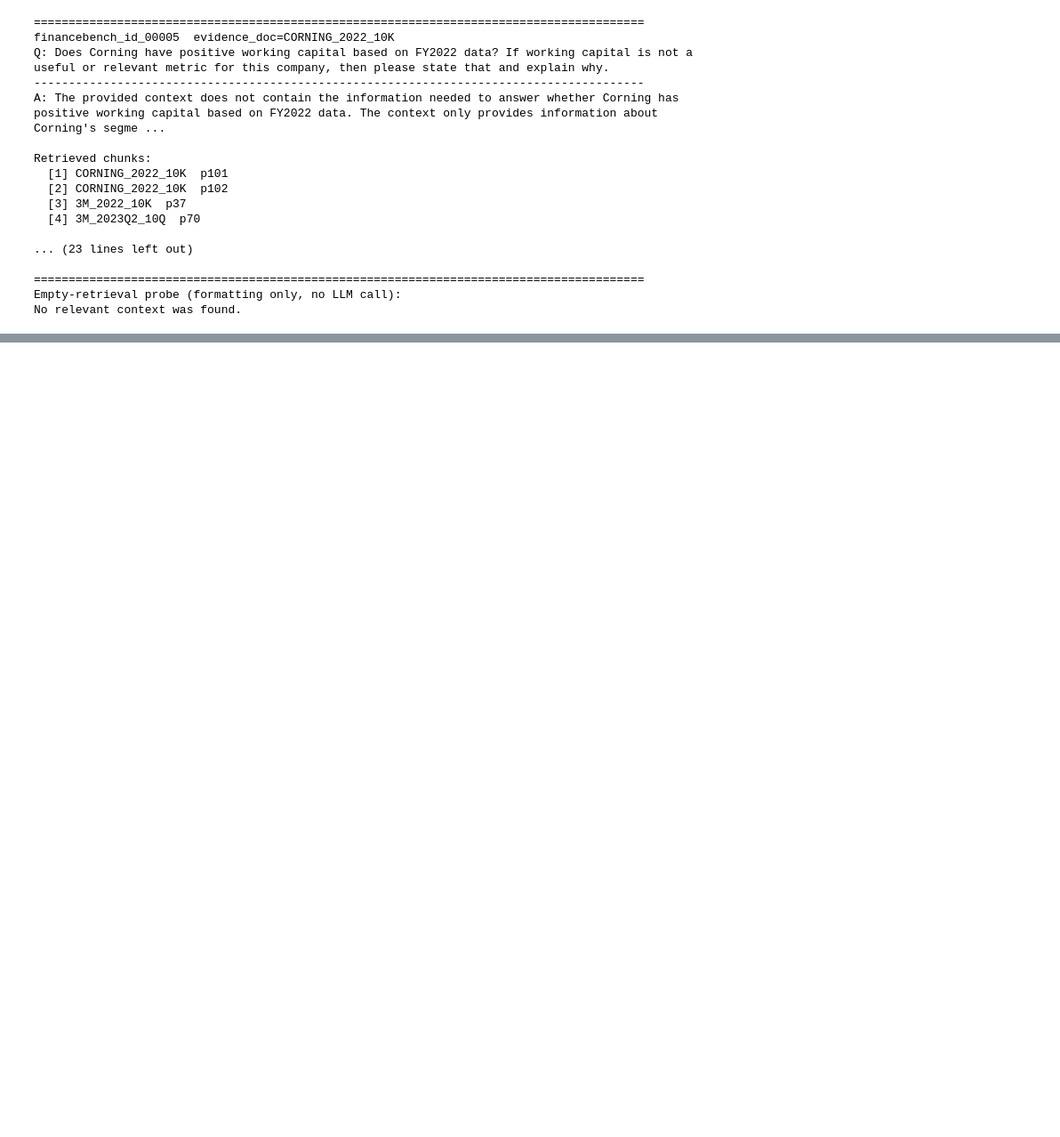
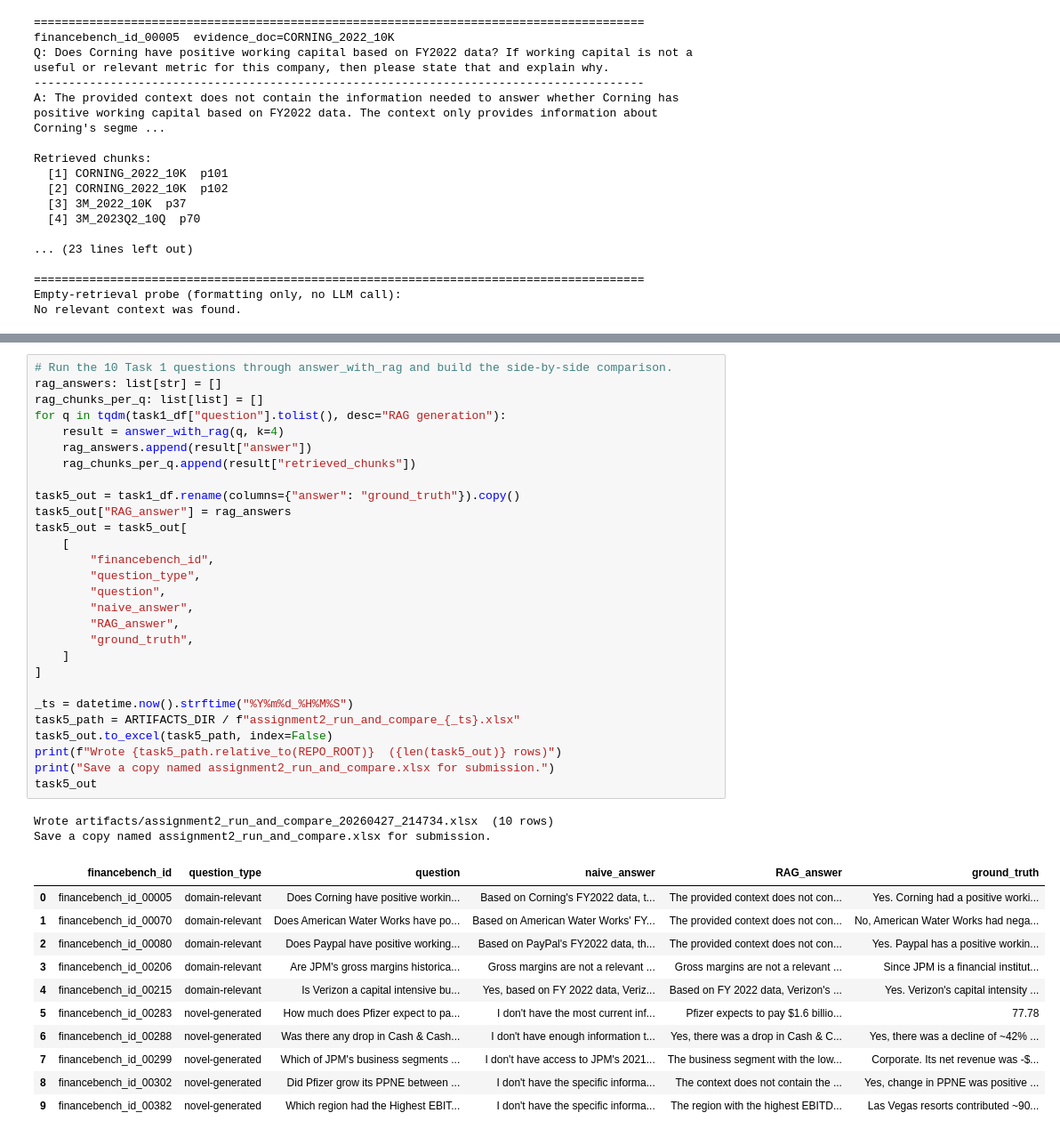
Before and after one commit to MGanayim/financebench-rag, a Jupyter notebook: notebooks/financebench_rag.ipynb, the cells around one changed output, grey strips where cells are left out. Shown at 89% size. Saved outputs shown, nothing was run; the diff lists cells and outputs as text; blank space fills up the shorter version.

Commit message:
Task 5: run RAG on 10 Task 1 questions, manual verdicts, comparison discussion
Co-Authored-By: Claude Opus 4.7 <noreply@anthropic.com>

```diff
--- a/notebooks/financebench_rag.ipynb
+++ b/notebooks/financebench_rag.ipynb
@@ -625,0 +674,42 @@ No relevant context was found.
+# %%
+# Run the 10 Task 1 questions through answer_with_rag and build the side-by-side comparison.
+rag_answers: list[str] = []
+rag_chunks_per_q: list[list] = []
+for q in tqdm(task1_df["question"].tolist(), desc="RAG generation"):
+    result = answer_with_rag(q, k=4)
+    rag_answers.append(result["answer"])
+    rag_chunks_per_q.append(result["retrieved_chunks"])
+
+task5_out = task1_df.rename(columns={"answer": "ground_truth"}).copy()
+task5_out["RAG_answer"] = rag_answers
+task5_out = task5_out[
+    [
+        "financebench_id",
+        "question_type",
+        "question",
+        "naive_answer",
+        "RAG_answer",
+        "ground_truth",
+    ]
+]
+
+_ts = datetime.now().strftime("%Y%m%d_%H%M%S")
+task5_path = ARTIFACTS_DIR / f"assignment2_run_and_compare_{_ts}.xlsx"
+task5_out.to_excel(task5_path, index=False)
+print(f"Wrote {task5_path.relative_to(REPO_ROOT)}  ({len(task5_out)} rows)")
+print("Save a copy named assignment2_run_and_compare.xlsx for submission.")
+task5_out
+# %% [output]
+Wrote artifacts/assignment2_run_and_compare_20260427_214734.xlsx  (10 rows)
+Save a copy named assignment2_run_and_compare.xlsx for submission.
+|  | financebench_id | question_type | question | naive_answer | RAG_answer | ground_truth |
+| 0 | financebench_id_00005 | domain-relevant | Does Corning have positive workin... | Based on Corning's FY2022 data, t... | The provided context does not con... | Yes. Corning had a positive worki... |
+| 1 | financebench_id_00070 | domain-relevant | Does American Water Works have po... | Based on American Water Works' FY... | The provided context does not con... | No, American Water Works had nega... |
+| 2 | financebench_id_00080 | domain-relevant | Does Paypal have positive working... | Based on PayPal's FY2022 data, th... | The provided context does not con... | Yes. Paypal has a positive workin... |
+| 3 | financebench_id_00206 | domain-relevant | Are JPM's gross margins historica... | Gross margins are not a relevant ... | Gross margins are not a relevant ... | Since JPM is a financial institut... |
+| 4 | financebench_id_00215 | domain-relevant | Is Verizon a capital intensive bu... | Yes, based on FY 2022 data, Veriz... | Based on FY 2022 data, Verizon's ... | Yes. Verizon's capital intensity ... |
+| 5 | financebench_id_00283 | novel-generated | How much does Pfizer expect to pa... | I don't have the most current inf... | Pfizer expects to pay $1.6 billio... | 77.78 |
+| 6 | financebench_id_00288 | novel-generated | Was there any drop in Cash & Cash... | I don't have enough information t... | Yes, there was a drop in Cash & C... | Yes, there was a decline of ~42% ... |
+| 7 | financebench_id_00299 | novel-generated | Which of JPM's business segments ... | I don't have access to JPM's 2021... | The business segment with the low... | Corporate. Its net revenue was -$... |
+| 8 | financebench_id_00302 | novel-generated | Did Pfizer grow its PPNE between ... | I don't have the specific informa... | The context does not contain the ... | Yes, change in PPNE was positive ... |
+| 9 | financebench_id_00382 | novel-generated | Which region had the Highest EBIT... | I don't have the specific informa... | The region with the highest EBITD... | Las Vegas resorts contributed ~90... |
```
Also changed, not shown: parts of 7 cells of this notebook, 1 other file.
